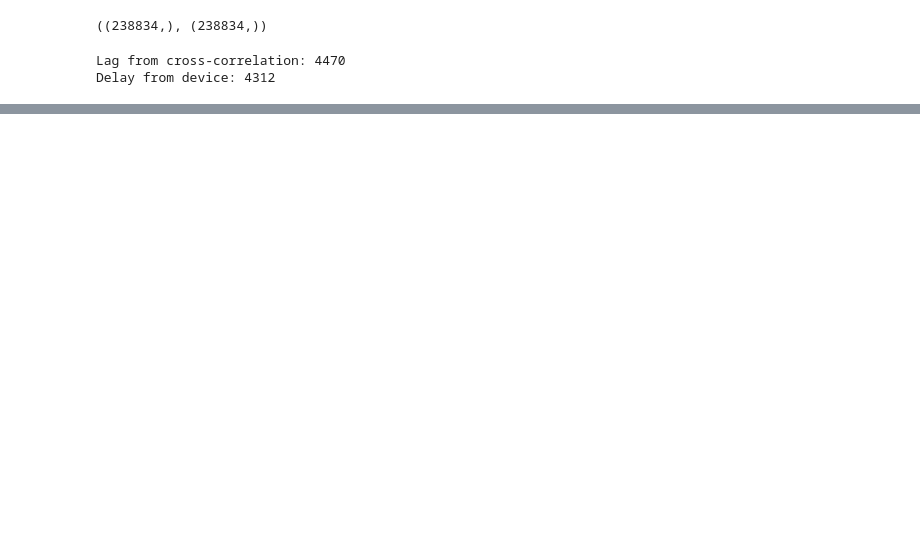
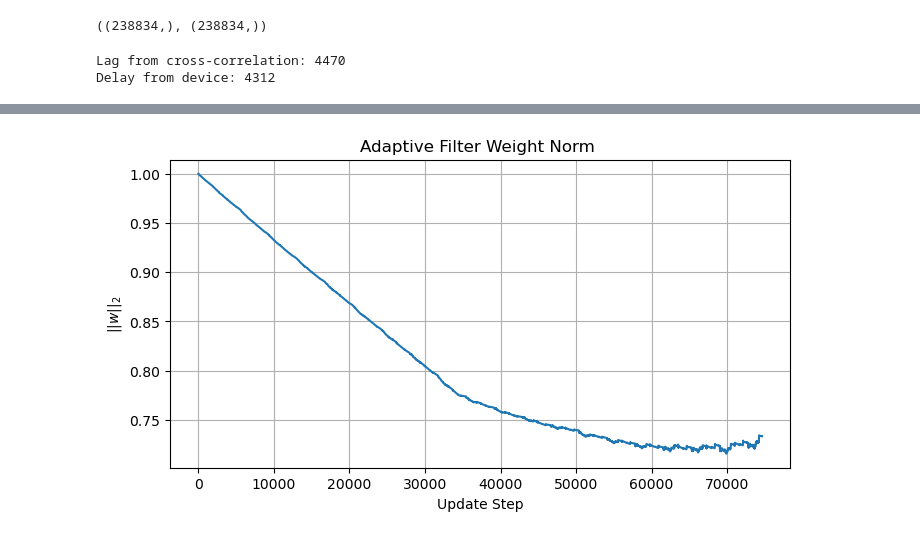
Before and after one commit to bowerirn/Reverb-Control, a Jupyter notebook: experiments/rt_delay_investigation.ipynb, the cells around one changed output, grey strips where cells are left out. Cells and saved outputs as stored; diff of their text form; code cells hidden in the pictures; blank space fills up the shorter version.

```diff
--- a/experiments/rt_delay_investigation.ipynb
+++ b/experiments/rt_delay_investigation.ipynb
@@ -84,0 +205,4 @@ Delay from device: 4312
+# %%
+rt.plot_w_norm()
+# %% [output]
+[figure, added]
```
Also changed, not shown: parts of 12 cells of this notebook, 7 other files.
